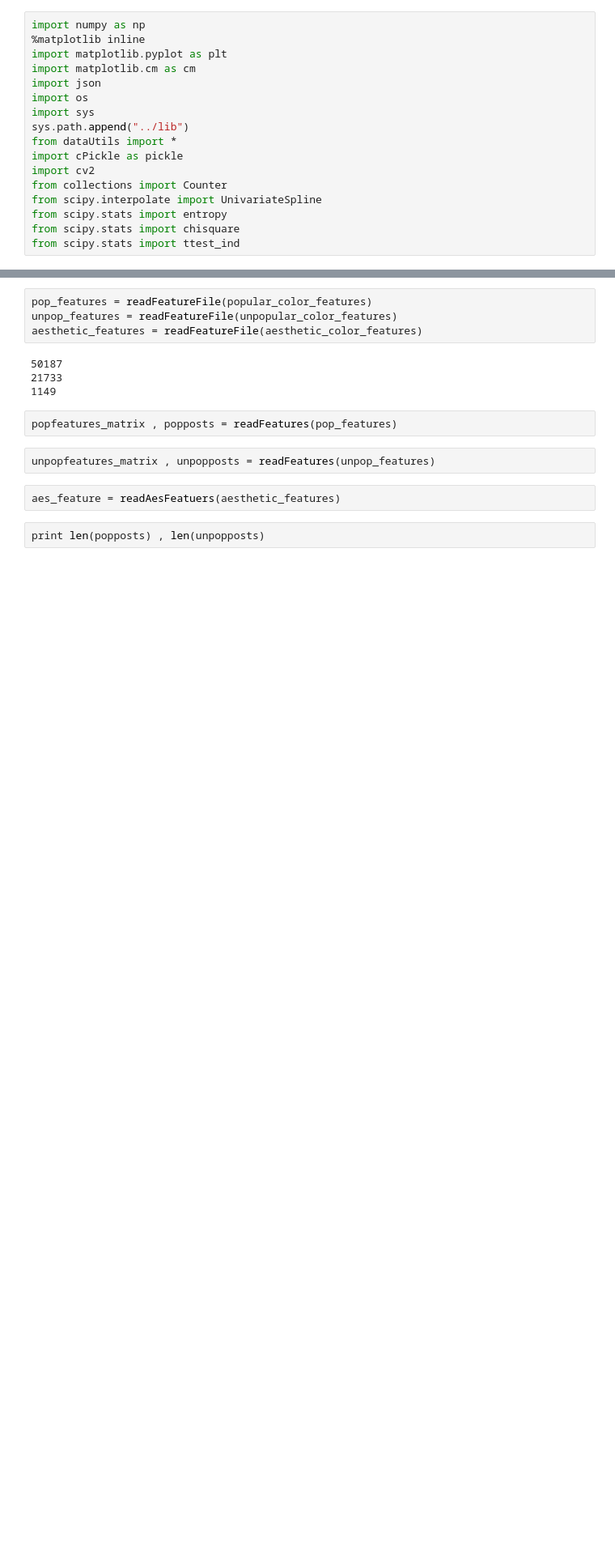
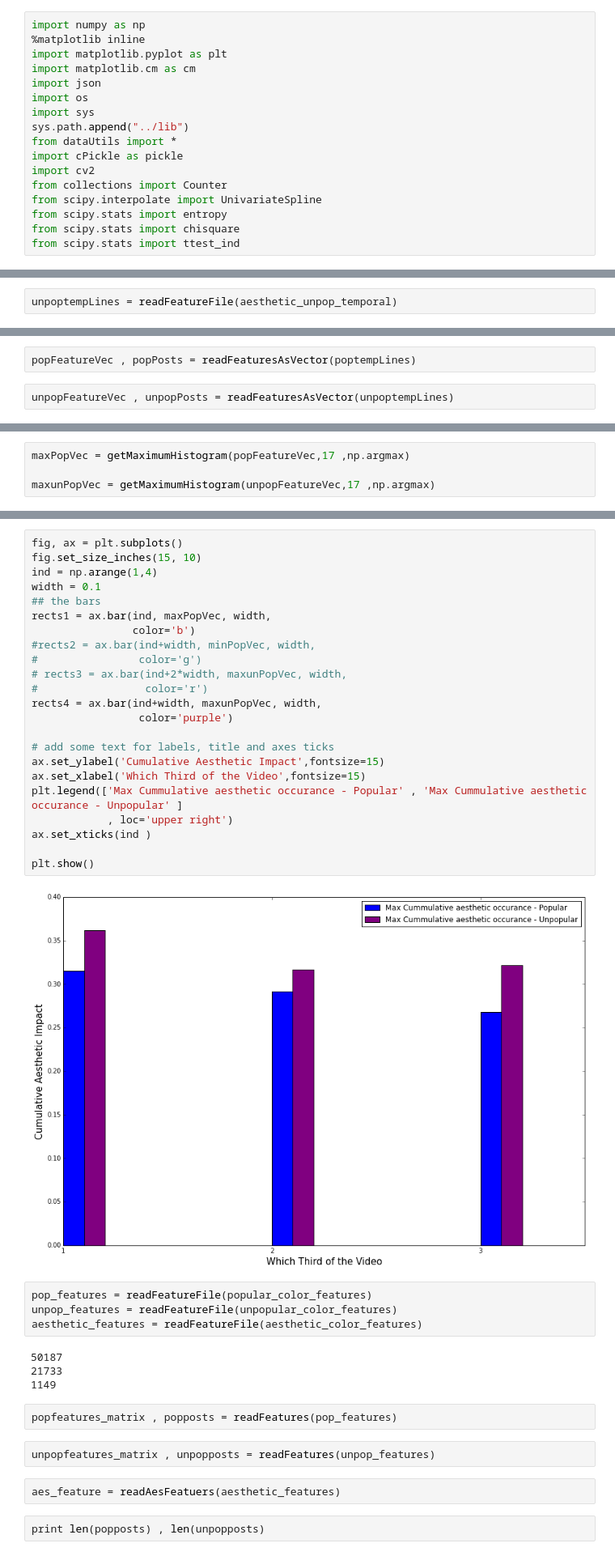
Before and after one commit to sagarjoglekar/vineCrawl, a Jupyter notebook: notebooks/AestheticFeatureAnalysis.ipynb, the cells around one changed output, grey strips where cells are left out. Shown at 81% size. Saved outputs shown, nothing was run; the diff lists cells and outputs as text; blank space fills up the shorter version.

```diff
--- a/notebooks/AestheticFeatureAnalysis.ipynb
+++ b/notebooks/AestheticFeatureAnalysis.ipynb
@@ -62,0 +111,2 @@ def readFeatures(lines):
+# %%
+unpoptempLines = readFeatureFile(aesthetic_unpop_temporal)
@@ -62,0 +115,4 @@ def readFeatures(lines):
+# %%
+popFeatureVec , popPosts = readFeaturesAsVector(poptempLines)
+# %%
+unpopFeatureVec , unpopPosts = readFeaturesAsVector(unpoptempLines)
@@ -62,0 +141,4 @@ def readFeatures(lines):
+# %%
+maxPopVec = getMaximumHistogram(popFeatureVec,17 ,np.argmax)
+
+maxunPopVec = getMaximumHistogram(unpopFeatureVec,17 ,np.argmax)
@@ -63,3 +151,28 @@ def readFeatures(lines):
+# %%
+fig, ax = plt.subplots()
+fig.set_size_inches(15, 10)
+ind = np.arange(1,4)
+width = 0.1
+## the bars
+rects1 = ax.bar(ind, maxPopVec, width,
+                color='b')
+#rects2 = ax.bar(ind+width, minPopVec, width,
+#                color='g')
+# rects3 = ax.bar(ind+2*width, maxunPopVec, width,
+#                 color='r')
+rects4 = ax.bar(ind+width, maxunPopVec, width,
+                 color='purple')
+
+# add some text for labels, title and axes ticks
+ax.set_ylabel('Cumulative Aesthetic Impact',fontsize=15)
+ax.set_xlabel('Which Third of the Video',fontsize=15)
+plt.legend(['Max Cummulative aesthetic occurance - Popular' , 'Max Cummulative aesthetic occurance - Unpopular' ]
+            , loc='upper right')
+ax.set_xticks(ind )
+
+plt.show()
+# %% [output]
+[figure, added]
 # %%
 pop_features = readFeatureFile(popular_color_features)
 unpop_features = readFeatureFile(unpopular_color_features)
```
Also changed, not shown: parts of 17 cells of this notebook, 16 other files.
